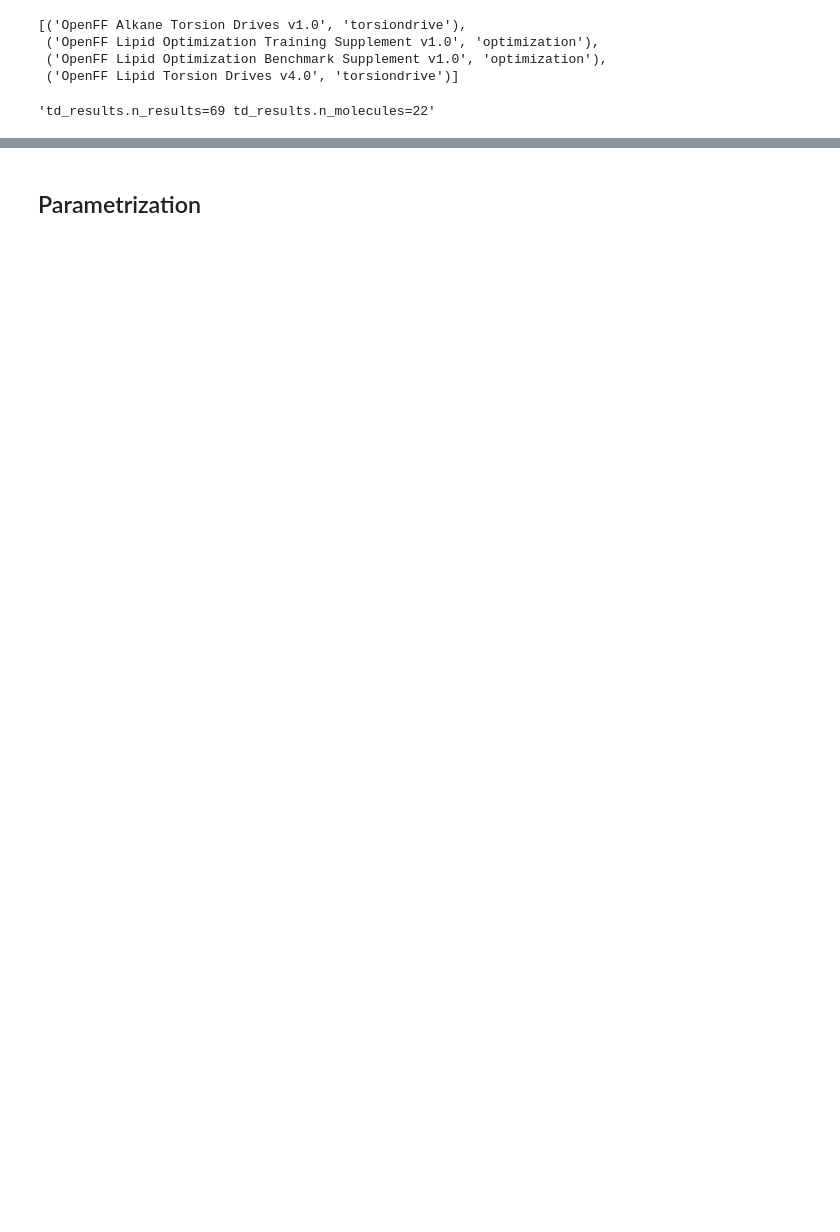
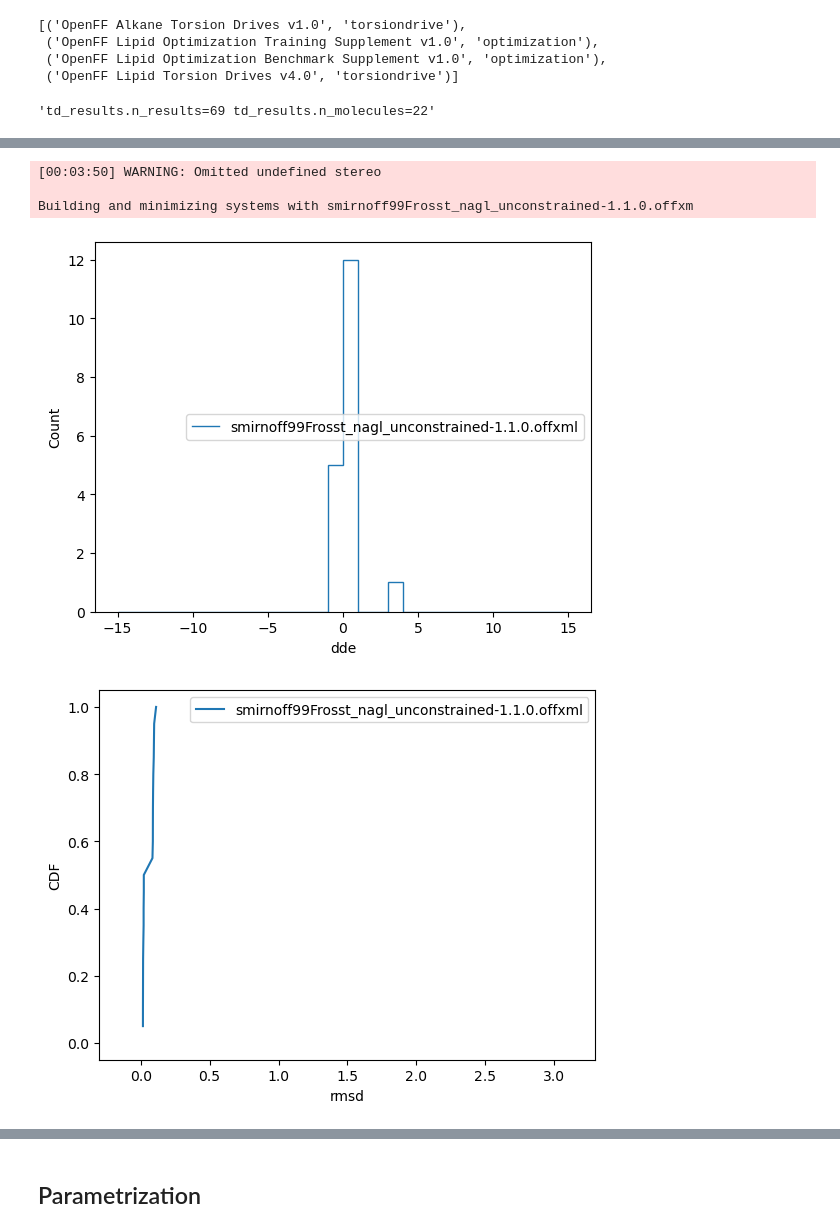
Before and after one commit to openforcefield/2026-virtual-workshops, a Jupyter notebook: fit/fitting-workshop.ipynb, the cells around one changed output, grey strips where cells are left out. Saved outputs shown, nothing was run; the diff lists cells and outputs as text; code cells hidden in the pictures; blank space fills up the shorter version.

```diff
--- a/fit/fitting-workshop.ipynb
+++ b/fit/fitting-workshop.ipynb
@@ -160,0 +185,31 @@ records, molecules = zip(
+# %%
+from openff.toolkit import ForceField
+
+init_ff = ForceField("smirnoff99Frosst-1.1.0.offxml")
+init_ff.deregister_parameter_handler("ToolkitAM1BCC")
+init_ff.get_parameter_handler(
+    "NAGLCharges", {"model_file": "openff-gnn-am1bcc-1.0.0.pt", "version": "0.3"}
+)
+
+init_ff_unconstrained = ForceField(init_ff.to_string())
+init_ff_unconstrained.deregister_parameter_handler("Constraints")
+
+init_ff_fn = "smirnoff99Frosst_nagl-1.1.0.offxml"
+init_ff_unconstrained_fn = "smirnoff99Frosst_nagl_unconstrained-1.1.0.offxml"
+
+init_ff.to_file(init_ff_fn)
+init_ff_unconstrained.to_file(init_ff_unconstrained_fn)
+# %%
+from fitlib import plot_metrics
+
+molstore = MoleculeStore("lipids_benchmark.sqlite")
+
+molstore.optimize_mm(force_field=init_ff_unconstrained_fn, n_processes=9)
+
+plot_metrics(molstore, force_fields=[init_ff_unconstrained_fn])
+# %% [output]
+[00:03:50] WARNING: Omitted undefined stereo
+
+Building and minimizing systems with smirnoff99Frosst_nagl_unconstrained-1.1.0.offxm
+[figure, added]
+[figure, added]
```
Also changed, not shown: parts of 38 cells of this notebook, 5 other files.
